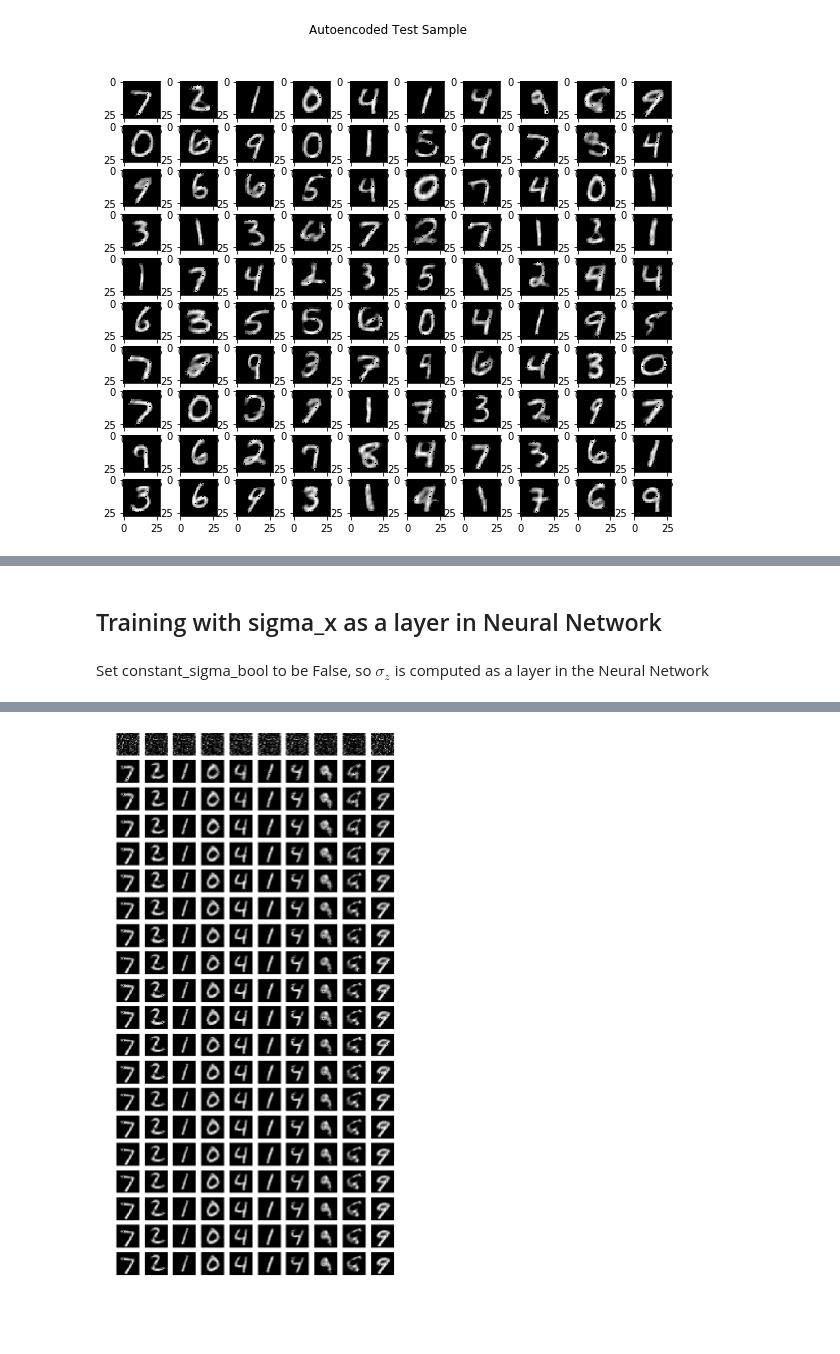
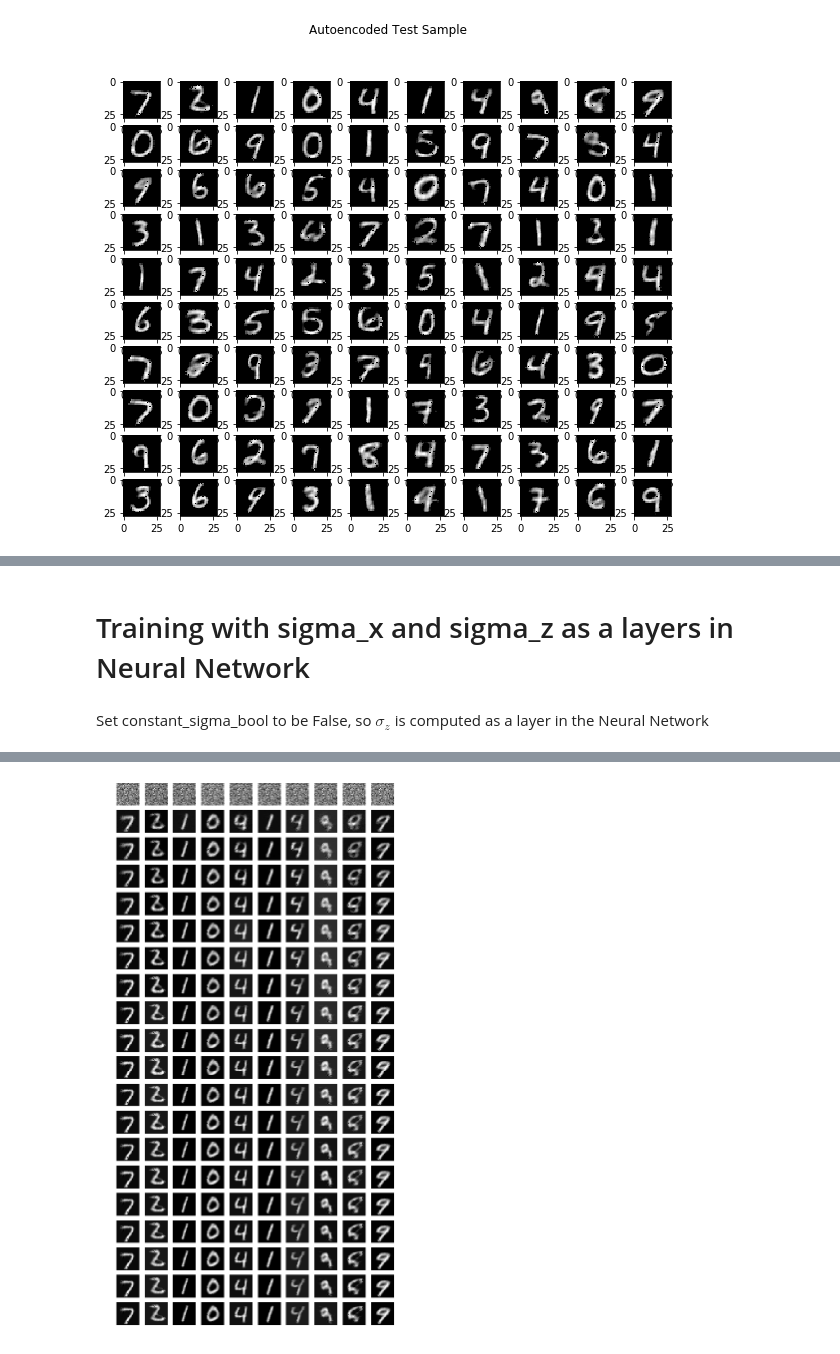
Before and after one commit to CuriousKomodo/DL_assignment, a Jupyter notebook: Variational_Autoencoder.ipynb, the cells around one changed output, grey strips where cells are left out. Saved outputs shown, nothing was run; the diff lists cells and outputs as text; code cells hidden in the pictures; blank space fills up the shorter version.

```diff
--- a/Variational_Autoencoder.ipynb
+++ b/Variational_Autoencoder.ipynb
@@ -74,12 +105,14 @@ where $\sigma_x^2$ is assumed to be 0.1
 # %%
 tf.reset_default_graph()
+z_size = 10
 
-#initialize the data
+#Initialize the data
 data = tf.placeholder(tf.float32, [None, 28, 28])
 constant_sigma_bool = tf.placeholder(tf.bool)
-z,mu_z= encoder(data, z_size=10, constant_sigma = constant_sigma_bool)
-data_reconst = decoder(z, data_shape = [28, 28])
+z,mu_z= encoder(data, z_size, constant_sigma = constant_sigma_bool)
+data_reconst, mu_x, s_x = decoder(z, data_shape = [28, 28],constant_sigma=constant_sigma_bool)
 
-#sigma_x is set to be 0.1
-loss = tf.reduce_mean(tf.reduce_sum(tf.pow(tf.layers.flatten(data)-data_reconst,2),axis=1))+0.1**2*tf.norm(mu_z,ord='euclidean')
+MSE = tf.reduce_mean(tf.reduce_sum(tf.pow(tf.layers.flatten(data)-data_reconst,2),axis=1))
+regularization=  tf.reduce_mean(tf.pow(s_x,2))*tf.norm(mu_z,ord='euclidean')
+loss =  MSE+regularization
 optimize = tf.train.AdamOptimizer(0.001).minimize(loss)
@@ -89,11 +120,11 @@ train sigma
 ## Plotting test samples inside epoch
 # %%
 '''
-This function plots images that are generated by the autoencoder at each epoch
+This function plots 10 images that are reconstructed from original images by the autoencoder at each epoch
 Input ax: tensor of shape [?,z_size], approximated latent variable, z
 Input x_hat: tensor of shape [?,28**2], the autoencoder-decoded output
 '''
-def plot_samples(ax, x_hat):
+def plot_reconstructed_images(ax, x_hat):
     x_hat_3d = reshape_to_3D(x_hat) * 255.0
     for index, test_image in enumerate(x_hat_3d):
         ax[index].imshow(test_image, cmap='gray')
@@ -217,5 +299,5 @@ plot_100_xhat(test_reconst[0:100])
 # %% [markdown]
-## Training with sigma_x as a layer in Neural Network
+# Training with sigma_x and sigma_z as a layers in Neural Network
 # %% [markdown]
 Set constant_sigma_bool to be False, so $\sigma_z$ is computed as a layer in the Neural Network
 # %%
@@ -223,26 +305,39 @@ l = x_train.shape[0]
 batch_size = 100
 total_epoch = 20
 losses = np.zeros(total_epoch)
-fig, ax = plt.subplots(nrows=total_epoch, ncols=10, figsize=(10, 20))
-
+num_plots = 10
+diff = 10000
+tolerance = 0.1
+fig, ax = plt.subplots(nrows=total_epoch, ncols=num_plots, figsize=(num_plots, total_epoch))
+samples = []
 sess = tf.Session()
 sess.run(tf.global_variables_initializer())
 
+with tf.train.MonitoredSession() as sess:
+    while diff > tolerance:
+        for epoch in range(total_epoch):
+            test_loss,test_reconst= sess.run([loss, data_reconst], {data: x_test,constant_sigma_bool:False})
 
-with tf.train.MonitoredSession() as sess:
-    for epoch in range(total_epoch):
-        test_loss,test_reconst = sess.run([loss, data_reconst], {data: x_test,constant_sigma_bool:False})
+            print('Epoch:', epoch, 'loss=', test_loss)
 
-        print('Epoch', epoch, 'loss', test_loss)
-        losses[epoch] = test_loss
 
-        ax[epoch, 0].set_ylabel('Epoch {}'.format(epoch))
-        plot_samples(ax[epoch, 0:], test_reconst[0:10])
+            if epoch>0:
+                diff = test_loss - losses[epoch-1]
 
-        for k in range(0, 60000, batch_size):
-            batch_num = k/(batch_size)
-            batch_train = x_train[k:k + batch_size]
-            sess.run(optimize, {data: batch_train}) #This trains the optimizer
+            losses[epoch] = test_loss
+
+            ax[epoch, 0].set_ylabel('Epoch {}'.format(epoch))
+            plot_reconstructed_images(ax[epoch, 0:], test_reconst[0:10])
+
+            for k in range(0, 60000, batch_size):
+                batch_num = k/(batch_size)
+                batch_train = x_train[k:k + batch_size]
+                sess.run(optimize, {data: batch_train}) #This trains the optimizer
+
+            sample_z = np.random.randn(num_plots, z_size)
+
+            gen_samples = sess.run(data_reconst, feed_dict={z:sample_z,constant_sigma_bool:False})
+            samples.append(gen_samples)
 # %% [output]
 INFO:tensorflow:Graph was finalized.
 INFO:tensorflow:Running local_init_op.
@@ -264,4 +359,4 @@ Epoch 19 loss 18.798605
-[figure, old version]
+[figure, new version]
 # %%
 plot_test_losses(losses, const_sigma=False)
 # %% [output]
```
Also changed, not shown: parts of 22 cells of this notebook.
